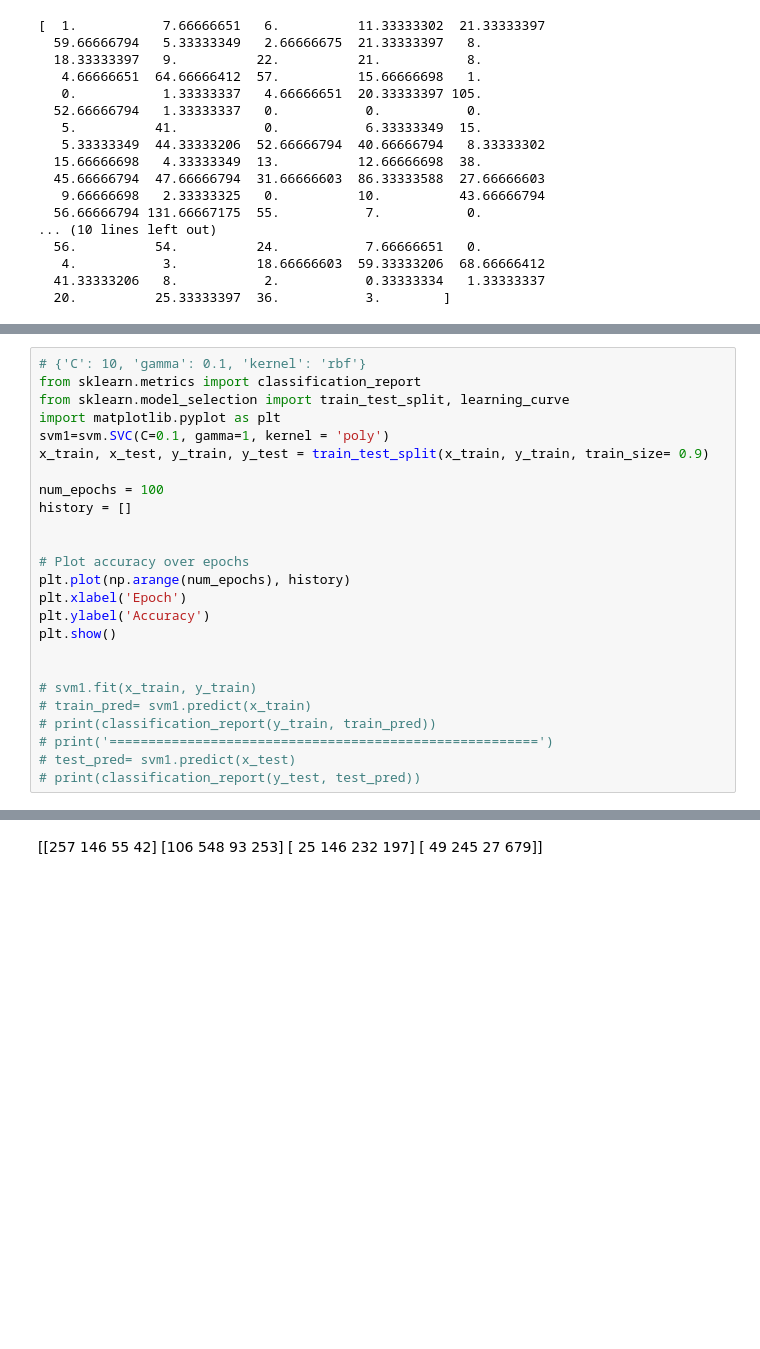
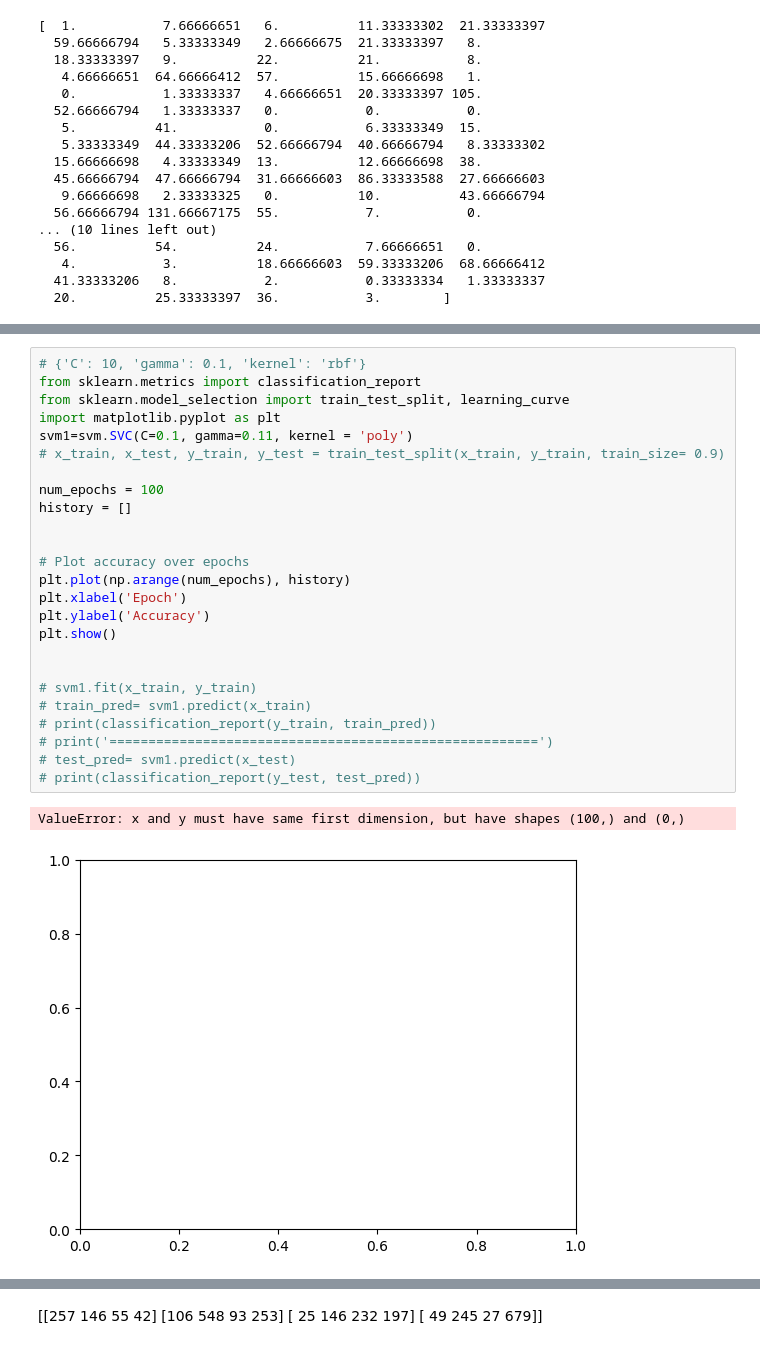
Before and after one commit to ChrisIoannidis4/MRI_Dictionary_Learning, a Jupyter notebook: pipeline.ipynb, the cells around one changed output, grey strips where cells are left out. Cells and saved outputs as stored; diff of their text form; blank space fills up the shorter version.

Commit message:
further changes and tests in pipeline.ipynb

```diff
--- a/pipeline.ipynb
+++ b/pipeline.ipynb
@@ -409,26 +434,29 @@ W = classifier.coef_
 # %%
 # {'C': 10, 'gamma': 0.1, 'kernel': 'rbf'}
 from sklearn.metrics import classification_report
 from sklearn.model_selection import train_test_split, learning_curve
 import matplotlib.pyplot as plt
-svm1=svm.SVC(C=0.1, gamma=1, kernel = 'poly')
-x_train, x_test, y_train, y_test = train_test_split(x_train, y_train, train_size= 0.9)
+svm1=svm.SVC(C=0.1, gamma=0.11, kernel = 'poly')
+# x_train, x_test, y_train, y_test = train_test_split(x_train, y_train, train_size= 0.9)
 
 num_epochs = 100
 history = []
 
 
 # Plot accuracy over epochs
 plt.plot(np.arange(num_epochs), history)
 plt.xlabel('Epoch')
 plt.ylabel('Accuracy')
 plt.show()
 
 
 # svm1.fit(x_train, y_train)
 # train_pred= svm1.predict(x_train)
 # print(classification_report(y_train, train_pred))
 # print('=======================================================')
 # test_pred= svm1.predict(x_test)
 # print(classification_report(y_test, test_pred))
+# %% [output]
+ValueError: x and y must have same first dimension, but have shapes (100,) and (0,)
+[figure, added]
 # %%
```
Also changed, not shown: parts of 6 cells of this notebook, 3 other files.
